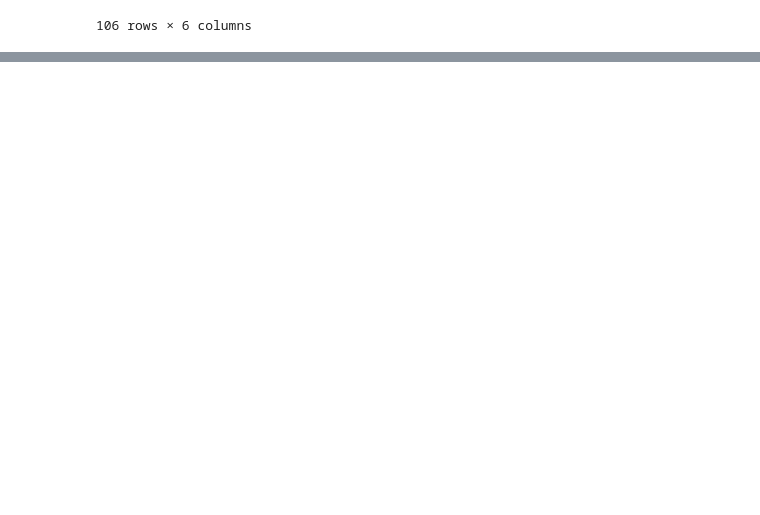
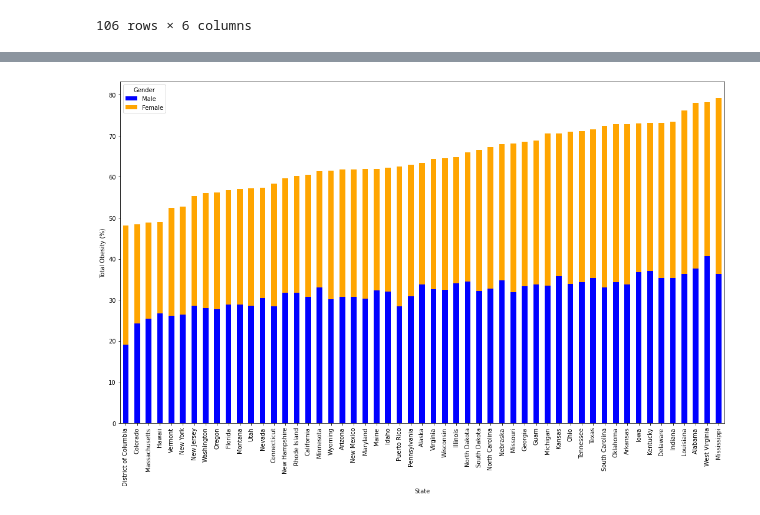
Before and after one commit to latoyawenzinger/Project_1_Healthcare, a Jupyter notebook: Main.ipynb, the cells around one changed output, grey strips where cells are left out. Cells and saved outputs as stored; diff of their text form; code cells hidden in the pictures; blank space fills up the shorter version.

```diff
--- a/Main.ipynb
+++ b/Main.ipynb
@@ -164,0 +175,4 @@ lowest
+# %%
+# Create a stacked bar chart showing the healthiest state with the lowest obesity level
+pivot = pd.pivot_table(data=o_final_df, index=['State'], columns=['Gender'], values='Obese Average (%)')
+pivot.head()
@@ -164,0 +187,12 @@ lowest
+# %%
+pivot['total'] = pivot.sum(axis=1)
+
+pivot.sort_values('total', inplace=True)
+chart = pivot[['Male','Female']].plot(kind='bar', stacked=True, color=['Blue', 'Orange'], figsize=[15,10])
+plt.ylabel('Total Obesity (%)')
+plt.tight_layout()
+
+
+plt.savefig("Resources/state_healthiest_obesity.png")
+# %% [output]
+[figure, added]
```
Also changed, not shown: parts of 4 cells of this notebook.
